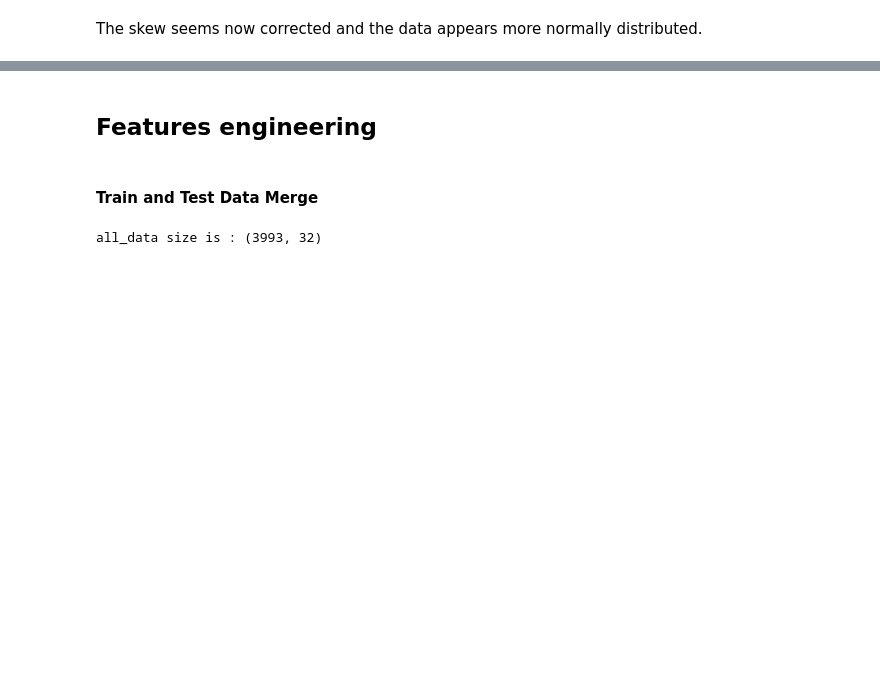
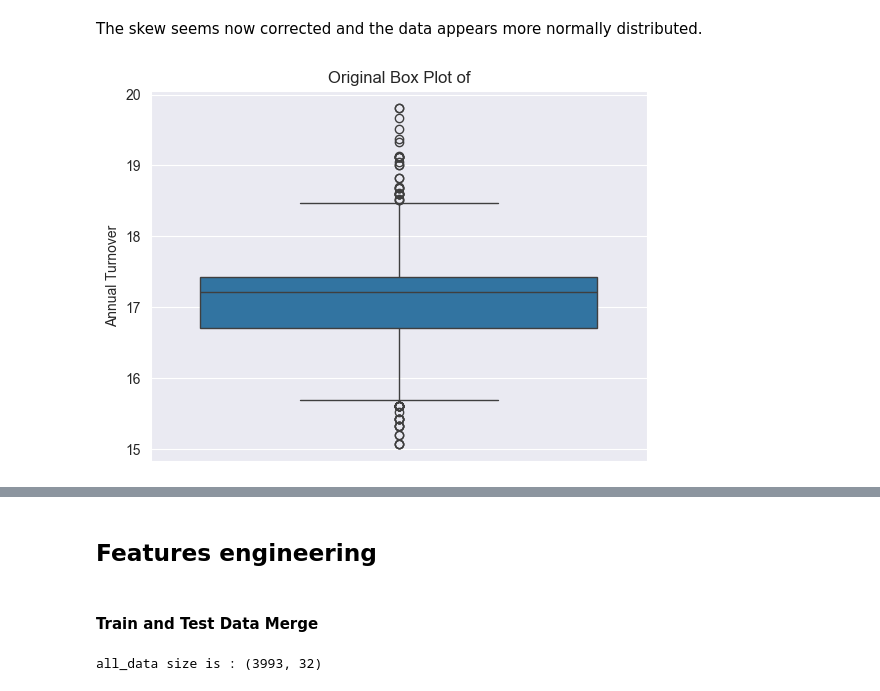
Before and after one commit to anirbanbagchi1979/aiml, a Jupyter notebook: UT-Austin-PGP/Nostradamus-v1.ipynb, the cells around one changed output, grey strips where cells are left out. Drawn from its saved outputs; the diff is of its cells as text; code cells hidden in the pictures; blank space fills up the shorter version.

```diff
--- a/UT-Austin-PGP/Nostradamus-v1.ipynb
+++ b/UT-Austin-PGP/Nostradamus-v1.ipynb
@@ -242,2 +269,8 @@ plt.show()
 # %% [markdown]
 The skew seems now corrected and the data appears more normally distributed.
+# %%
+sns.boxplot(train['Annual Turnover'])
+plt.title(f'Original Box Plot of')
+plt.show()
+# %% [output]
+[figure, added]
```
Also changed, not shown: parts of 40 cells of this notebook, 9 other files.
